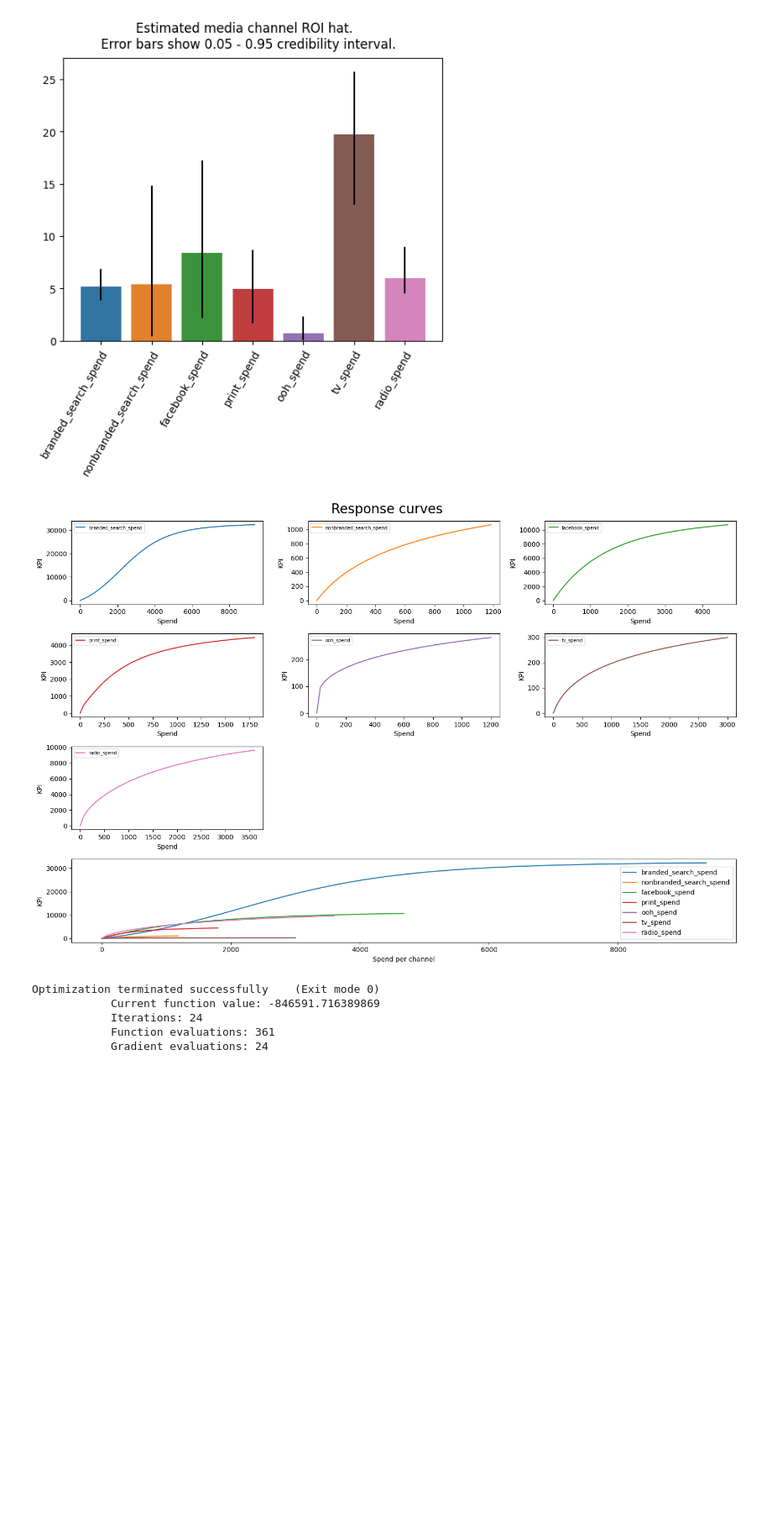
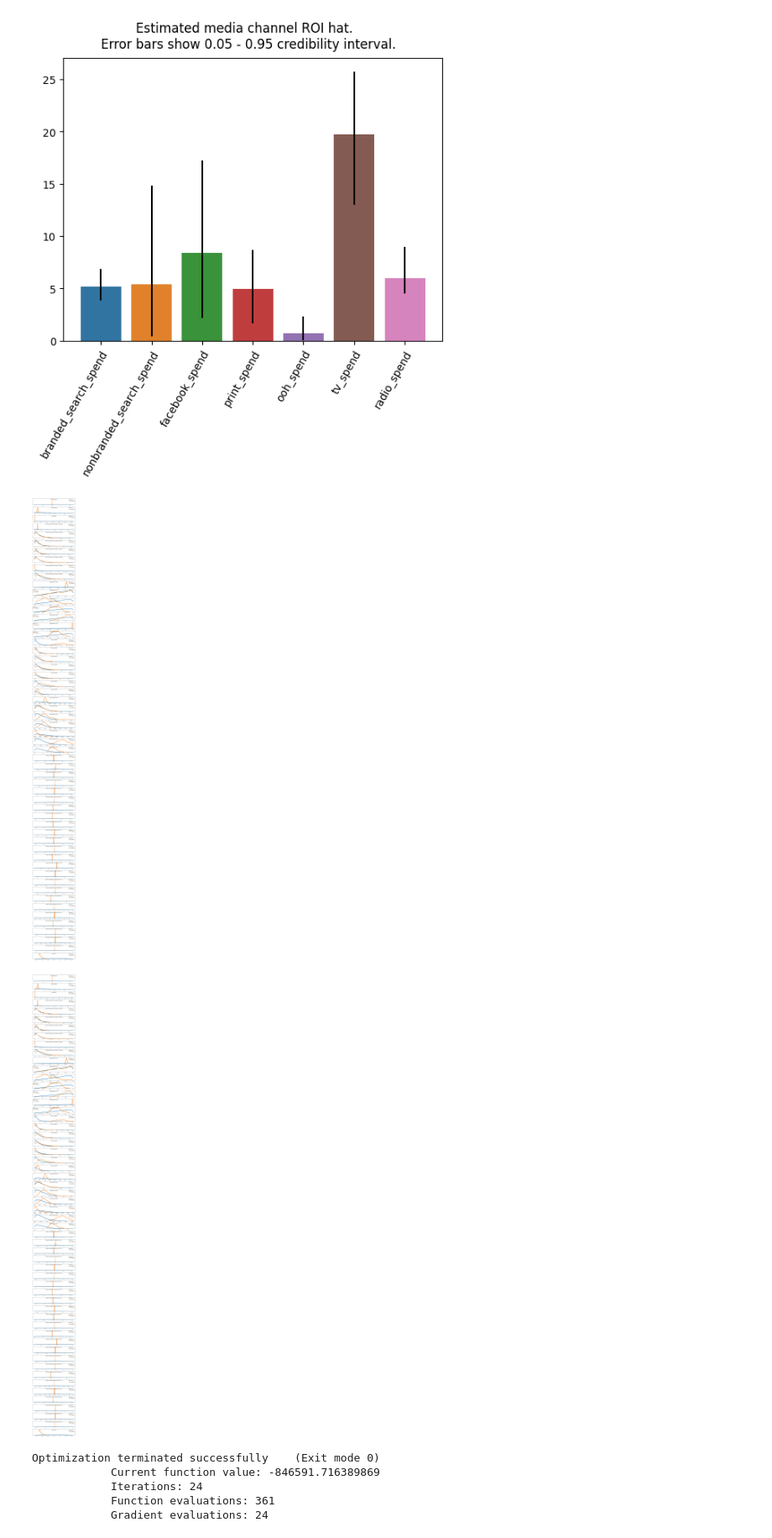
Before and after one commit to Marketing-Mix-Modeling-WSC/lightweight_mmm, a Jupyter notebook: notebooks/2_lightweight_mmm.ipynb, the cells around one changed output. Shown at 84% size. Cells and saved outputs as stored; diff of their text form; code cells hidden in the pictures; blank space fills up the shorter version.

```diff
--- a/notebooks/2_lightweight_mmm.ipynb
+++ b/notebooks/2_lightweight_mmm.ipynb
@@ -208,19 +228,11 @@ plot.plot_bars_media_metrics(metric=roi_hat,
                              channel_names=LightweightMMM_instance.media_names)
 # %% [output]
 [figure]
-# %%
-import warnings
-warnings.filterwarnings("ignore", category=FutureWarning, message=".*is_categorical_dtype.*")
-
-plot.plot_response_curves(media_mix_model=LightweightMMM_instance.mmm_model,
-                          media_scaler=LightweightMMM_instance.data_scalers['media_scaler'],
-                          target_scaler=LightweightMMM_instance.data_scalers['kpi_scaler'],
-                          figure_size= (15, 10),
-                          n_columns = 3,
-                          marker_size= 5,
-                          legend_fontsize = 7)
-# %% [output]
-[figure, removed]
+# %%
+plot.plot_prior_and_posterior(media_mix_model=LightweightMMM_instance.mmm_model)
+# %% [output]
+[figure, added]
+[figure, added]
 # %%
 prices = jnp.ones(LightweightMMM_instance.mmm_model.n_media_channels)
 n_time_periods = 10
```
Also changed, not shown: parts of 3 cells of this notebook.
